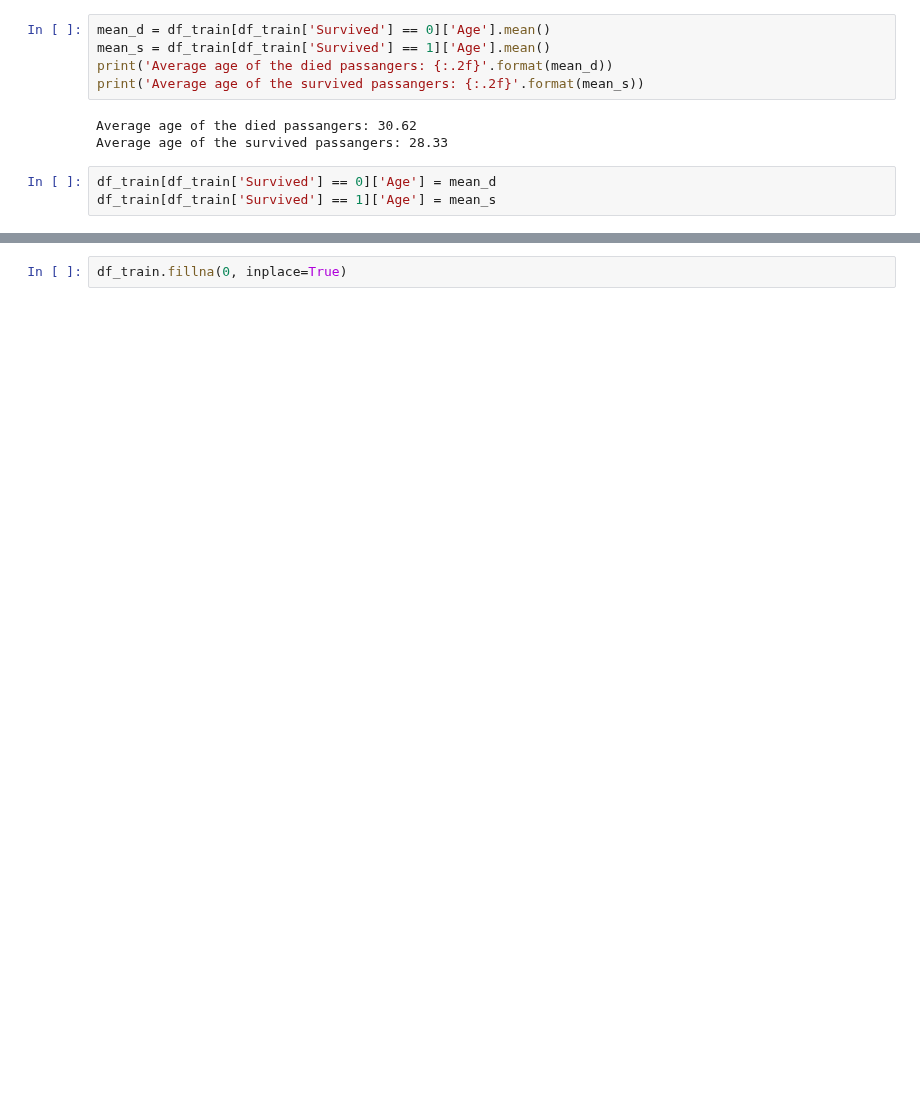
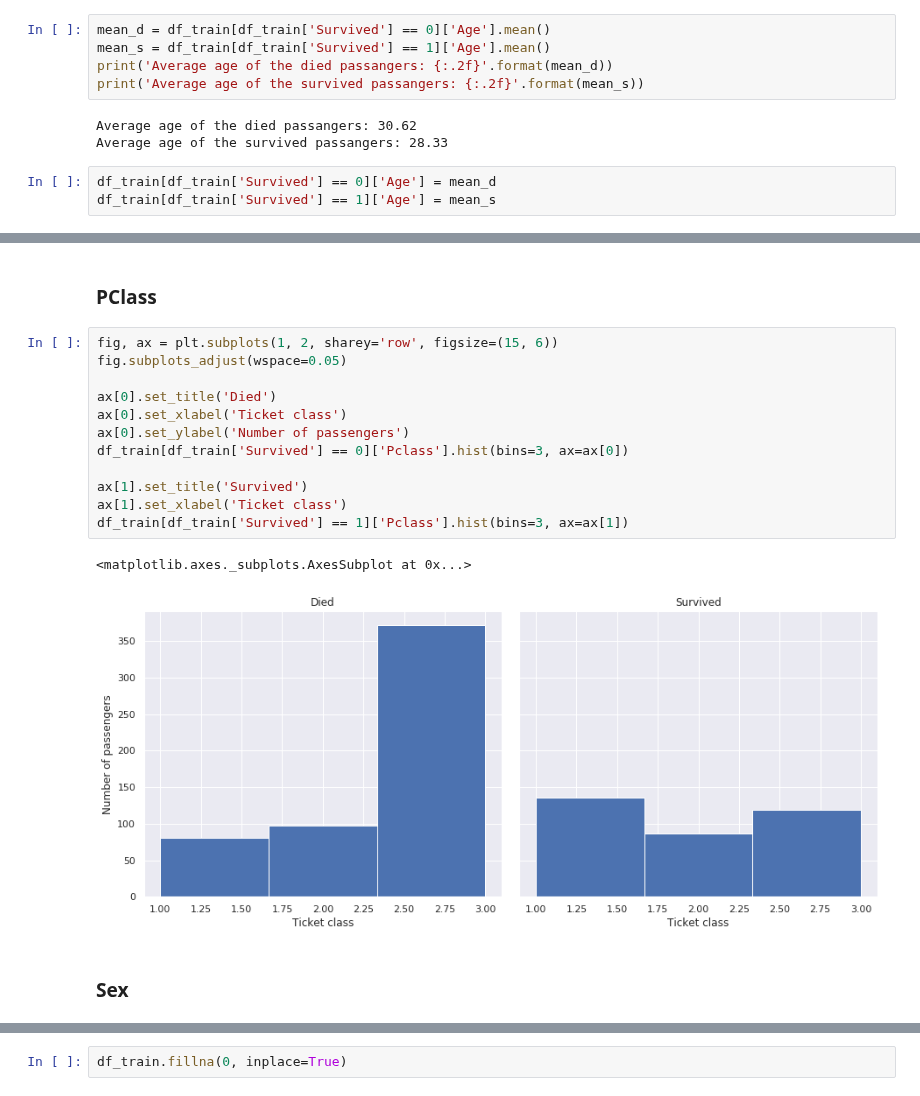
Before and after one commit to Zol-S/kaggle, a Jupyter notebook: Titanic Machine Learning from Disaster/1.1_EDA.ipynb, the cells around one changed output, grey strips where cells are left out. Drawn from its saved outputs; the diff is of its cells as text; blank space fills up the shorter version.

```diff
--- a/Titanic Machine Learning from Disaster/1.1_EDA.ipynb
+++ b/Titanic Machine Learning from Disaster/1.1_EDA.ipynb
@@ -162,0 +208,19 @@ df_train[df_train['Age'].isna()][:3]
+# %% [markdown]
+### PClass
+# %%
+fig, ax = plt.subplots(1, 2, sharey='row', figsize=(15, 6))
+fig.subplots_adjust(wspace=0.05)
+
+ax[0].set_title('Died')
+ax[0].set_xlabel('Ticket class')
+ax[0].set_ylabel('Number of passengers')
+df_train[df_train['Survived'] == 0]['Pclass'].hist(bins=3, ax=ax[0])
+
+ax[1].set_title('Survived')
+ax[1].set_xlabel('Ticket class')
+df_train[df_train['Survived'] == 1]['Pclass'].hist(bins=3, ax=ax[1])
+# %% [output]
+<matplotlib.axes._subplots.AxesSubplot at 0x...>
+[figure, added]
+# %% [markdown]
+### Sex
```
Also changed, not shown: parts of 31 cells of this notebook, 1 other file.
